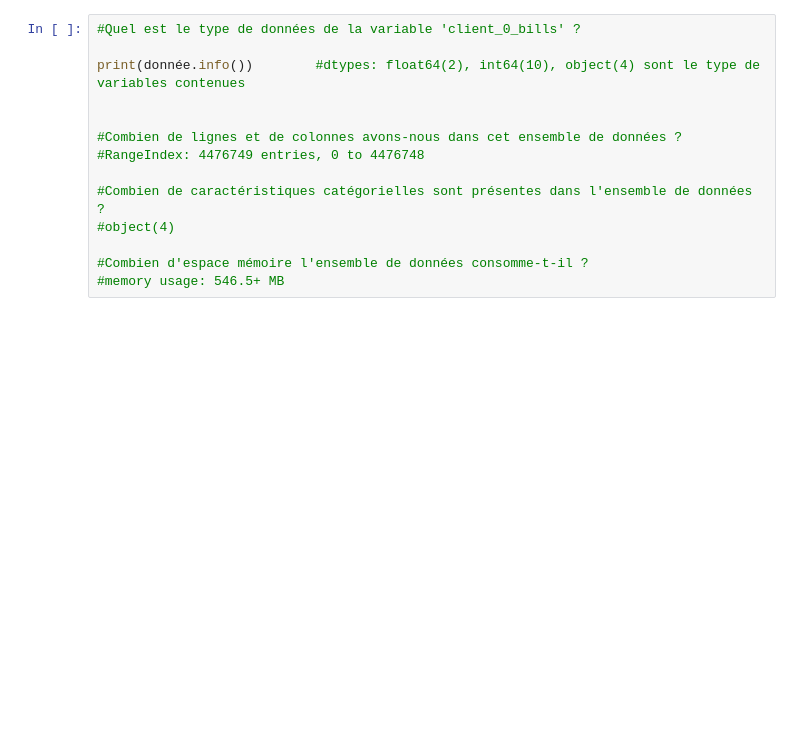
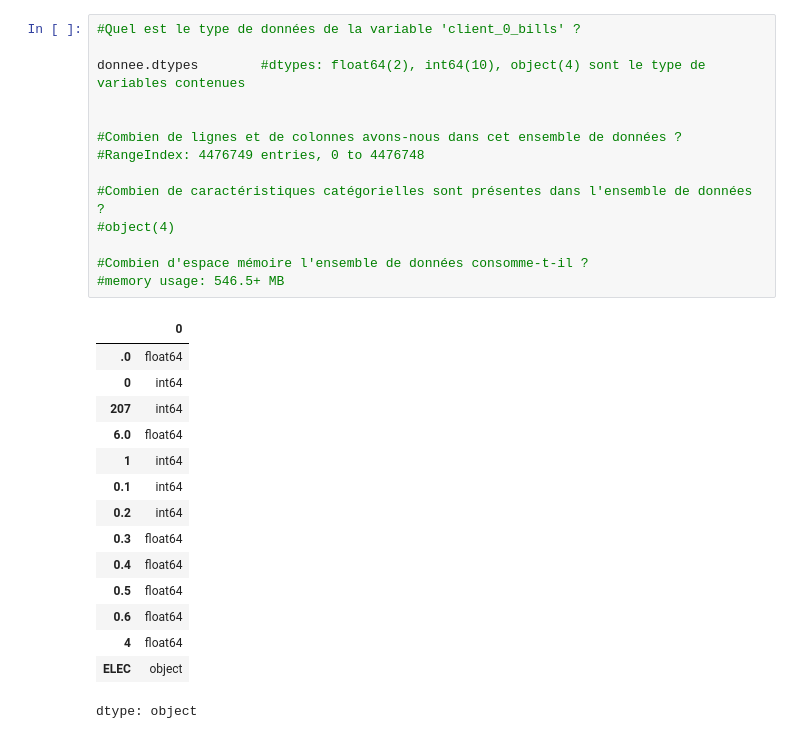
Before and after one commit to saneseydou/SQL, a Jupyter notebook: Pandas__pre_processing_.ipynb, the cells around one changed output. Drawn from its saved outputs; the diff is of its cells as text; blank space fills up the shorter version.

```diff
--- a/Pandas__pre_processing_.ipynb
+++ b/Pandas__pre_processing_.ipynb
@@ -15,17 +35,33 @@ print(f" voici les dix premières lignes :    \n\n {client_0_bill}")
 # %%
 #Quel est le type de données de la variable 'client_0_bills' ?
 
-print(donnée.info())        #dtypes: float64(2), int64(10), object(4) sont le type de variables contenues
+donnee.dtypes        #dtypes: float64(2), int64(10), object(4) sont le type de variables contenues
 
 
 #Combien de lignes et de colonnes avons-nous dans cet ensemble de données ?
 #RangeIndex: 4476749 entries, 0 to 4476748
 
 #Combien de caractéristiques catégorielles sont présentes dans l'ensemble de données ?
 #object(4)
 
 #Combien d'espace mémoire l'ensemble de données consomme-t-il ?
 #memory usage: 546.5+ MB
+# %% [output]
+|  | 0 |
+| .0 | float64 |
+| 0 | int64 |
+| 207 | int64 |
+| 6.0 | float64 |
+| 1 | int64 |
+| 0.1 | int64 |
+| 0.2 | int64 |
+| 0.3 | float64 |
+| 0.4 | float64 |
+| 0.5 | float64 |
+| 0.6 | float64 |
+| 4 | float64 |
+| ELEC | object |
+dtype: object
 # %%
 # Inspectez l'ensemble de données pour détecter d'éventuelles valeurs manquantes.
 
```
Also changed, not shown: parts of 14 cells of this notebook.
